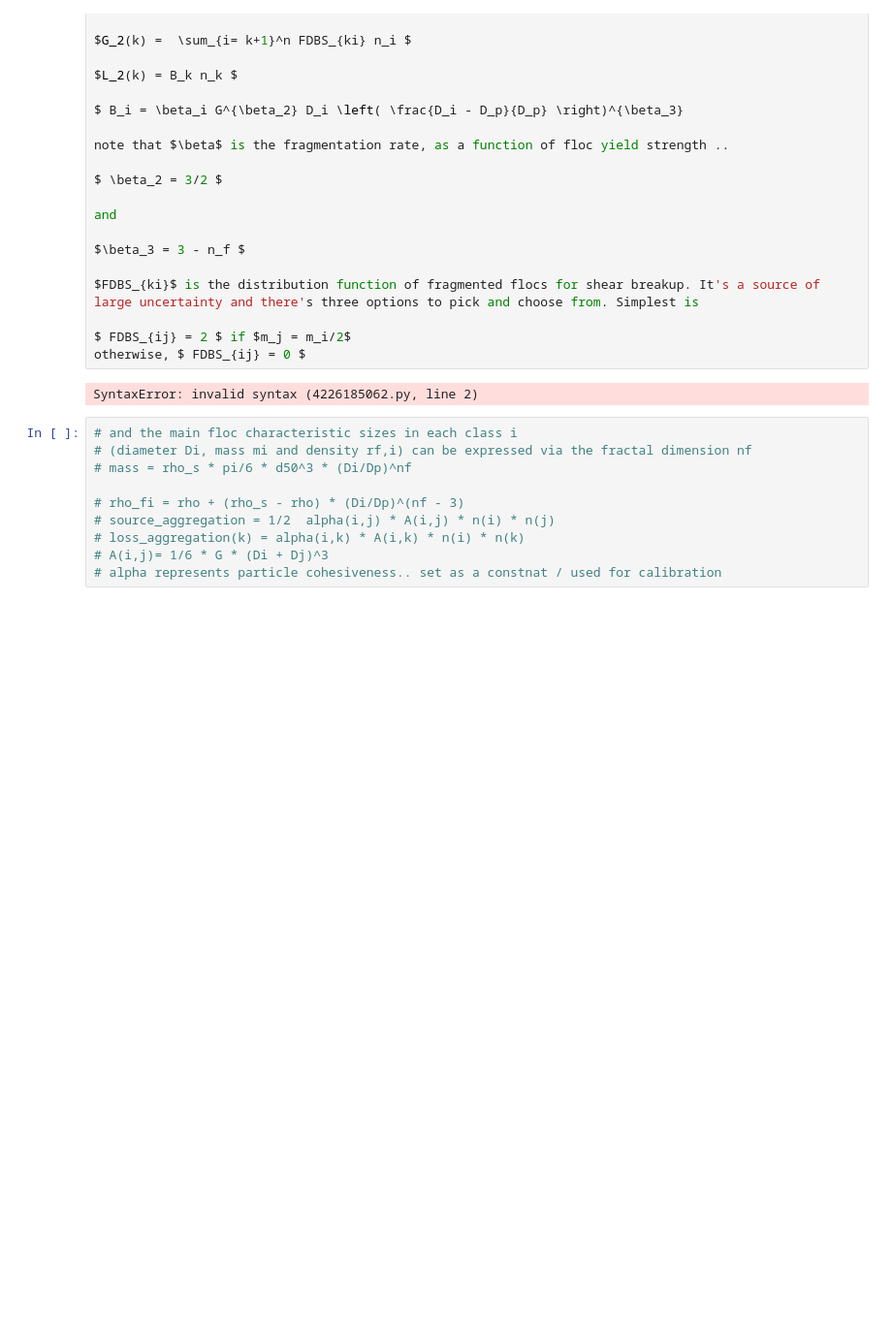
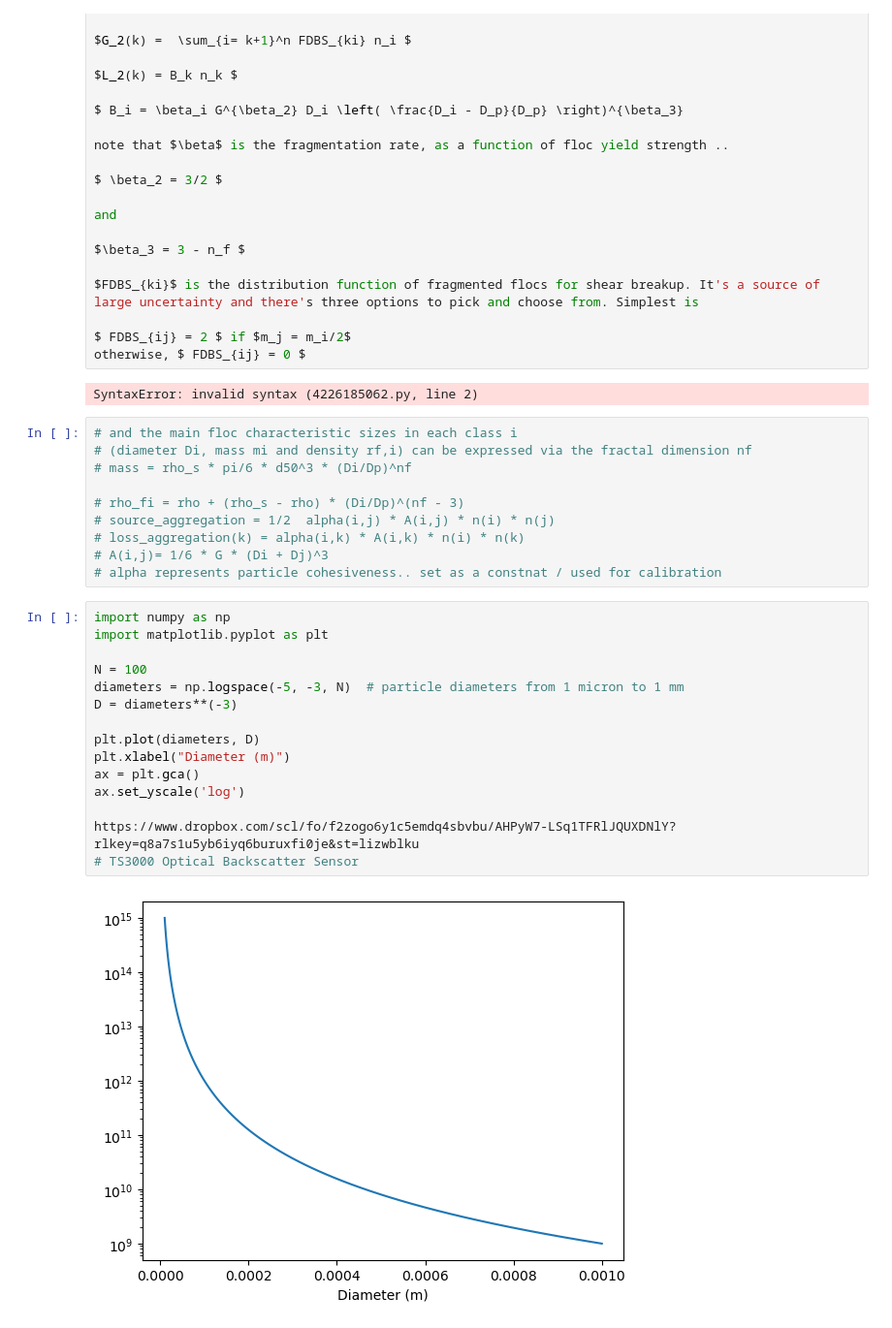
Before and after one commit to sienna-white/enkf_sediment, a Jupyter notebook: experimenting_sed.ipynb, the cells around one changed output. Shown at 97% size. Saved outputs shown, nothing was run; the diff lists cells and outputs as text; blank space fills up the shorter version.

```diff
--- a/experimenting_sed.ipynb
+++ b/experimenting_sed.ipynb
@@ -298,3 +358,20 @@ SyntaxError: invalid syntax (4226185062.py, line 2)
 # loss_aggregation(k) = alpha(i,k) * A(i,k) * n(i) * n(k)
 # A(i,j)= 1/6 * G * (Di + Dj)^3
 # alpha represents particle cohesiveness.. set as a constnat / used for calibration
+# %%
+import numpy as np
+import matplotlib.pyplot as plt
+
+N = 100
+diameters = np.logspace(-5, -3, N)  # particle diameters from 1 micron to 1 mm
+D = diameters**(-3)
+
+plt.plot(diameters, D)
+plt.xlabel("Diameter (m)")
+ax = plt.gca()
+ax.set_yscale('log')
+
+https://www.dropbox.com/scl/fo/f2zogo6y1c5emdq4sbvbu/AHPyW7-LSq1TFRlJQUXDNlY?rlkey=q8a7s1u5yb6iyq6buruxfi0je&st=lizwblku
+# TS3000 Optical Backscatter Sensor
+# %% [output]
+[figure, added]
```
Also changed, not shown: parts of 7 cells of this notebook, 4 other files.
